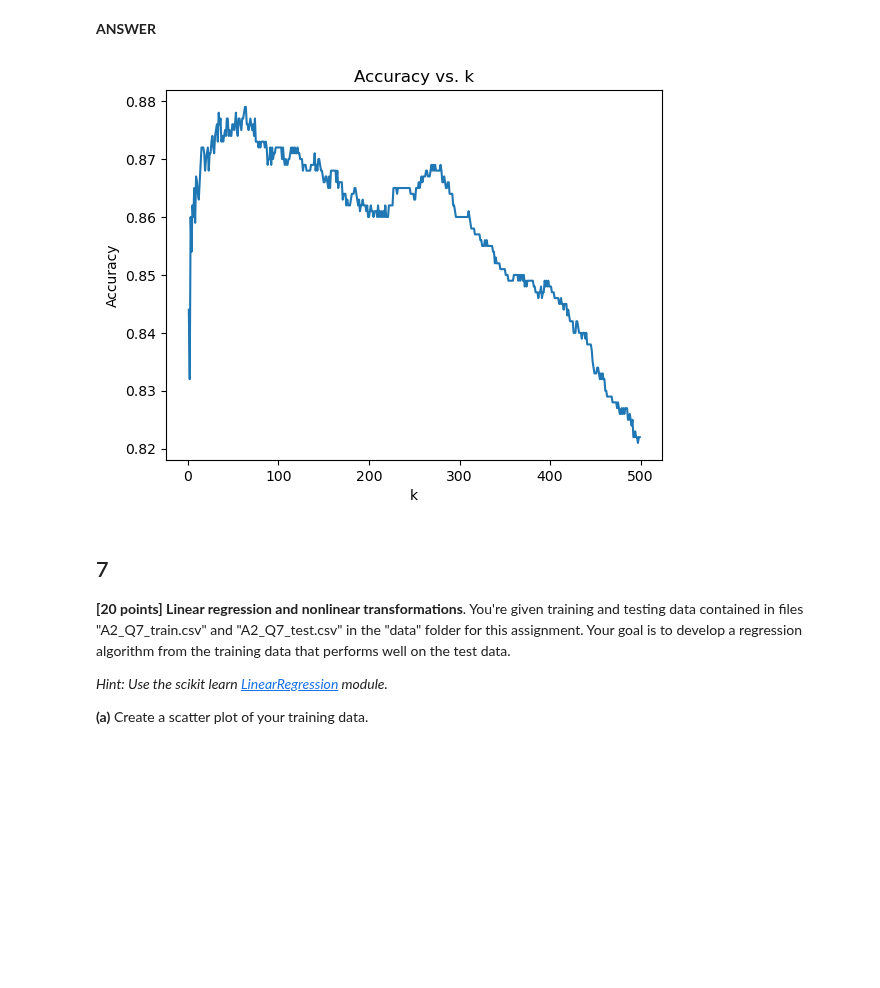
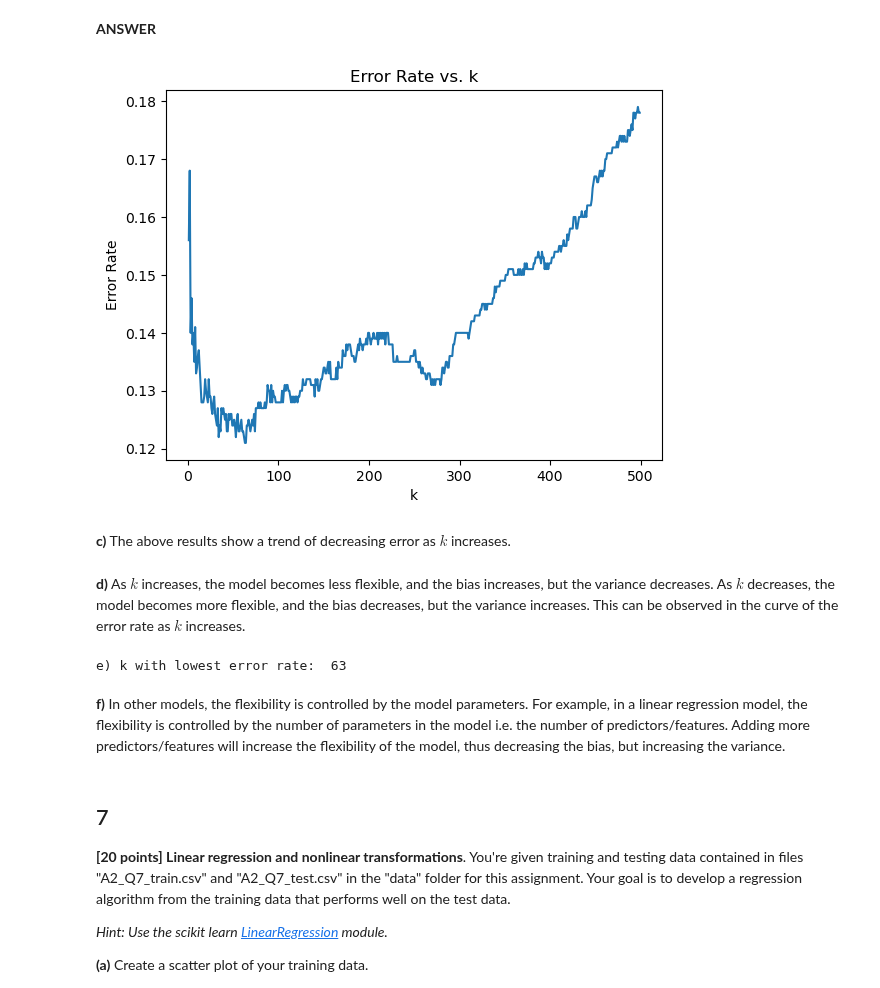
Before and after one commit to cake-dev/machine_learning_class, a Jupyter notebook: assignments/Assignment_2.ipynb, the cells around one changed output. Saved outputs shown, nothing was run; the diff lists cells and outputs as text; code cells hidden in the pictures; blank space fills up the shorter version.

```diff
--- a/assignments/Assignment_2.ipynb
+++ b/assignments/Assignment_2.ipynb
@@ -340,18 +340,31 @@ X_test, y_test = make_moons(n_samples=1000, noise=0.35)
 # %%
 # b)
 fits = []
 for k in range(1, 500):
     knn = KNeighborsClassifier(n_neighbors=k)
     knn.fit(X_train, y_train)
-    fits.append(knn.score(X_test, y_test))
+    # 1 - accuracy = misclassification rate
+    fits.append(1-knn.score(X_test, y_test))
+
 
 plt.plot(range(1, 500), fits)
-plt.title('Accuracy vs. k')
+plt.title('Error Rate vs. k')
 plt.xlabel('k')
-plt.ylabel('Accuracy')
+plt.ylabel('Error Rate')
 plt.show()
 # %% [output]
-[figure, old version]
+[figure, new version]
+# %% [markdown]
+**c)** The above results show a trend of decreasing error as $k$ increases.
+# %% [markdown]
+**d)**  As $k$ increases, the model becomes less flexible, and the bias increases, but the variance decreases. As $k$ decreases, the model becomes more flexible, and the bias decreases, but the variance increases. This can be observed in the curve of the error rate as $k$ increases.
+# %%
+k_lowest = fits.index(min(fits)) + 1 # +1 because index starts at 0
+print('e) k with lowest error rate: ', k_lowest)
+# %% [output]
+e) k with lowest error rate:  63
+# %% [markdown]
+**f)** In other models, the flexibility is controlled by the model parameters.  For example, in a linear regression model, the flexibility is controlled by the number of parameters in the model i.e. the number of predictors/features.  Adding more predictors/features will increase the flexibility of the model, thus decreasing the bias, but increasing the variance.
 # %% [markdown]
 ## 7
 **[20 points] Linear regression and nonlinear transformations**. You're given training and testing data contained in files "A2_Q7_train.csv" and "A2_Q7_test.csv" in the "data" folder for this assignment. Your goal is to develop a regression algorithm from the training data that performs well on the test data.
```
Also changed, not shown: parts of 4 cells of this notebook, 1 other file.
